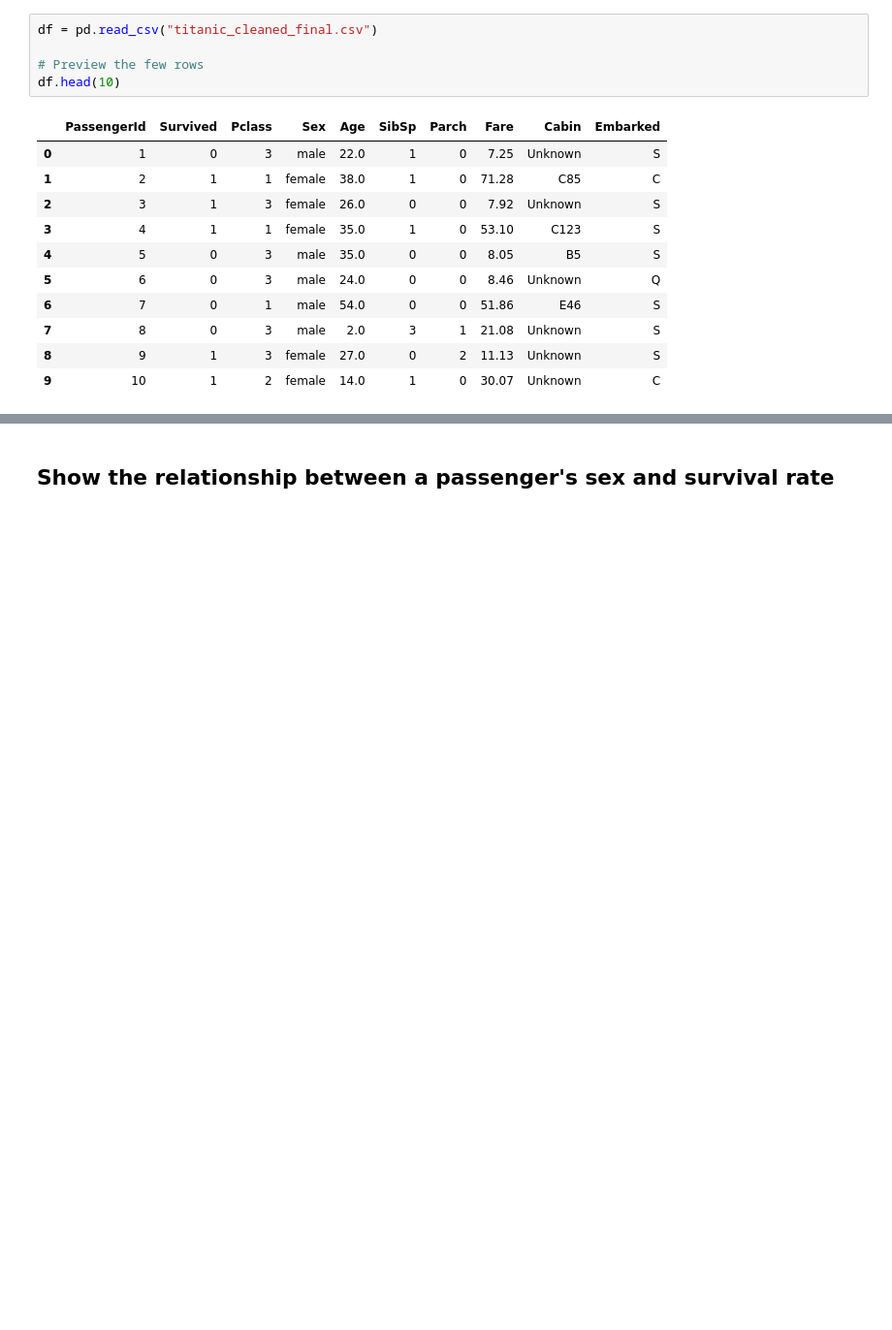
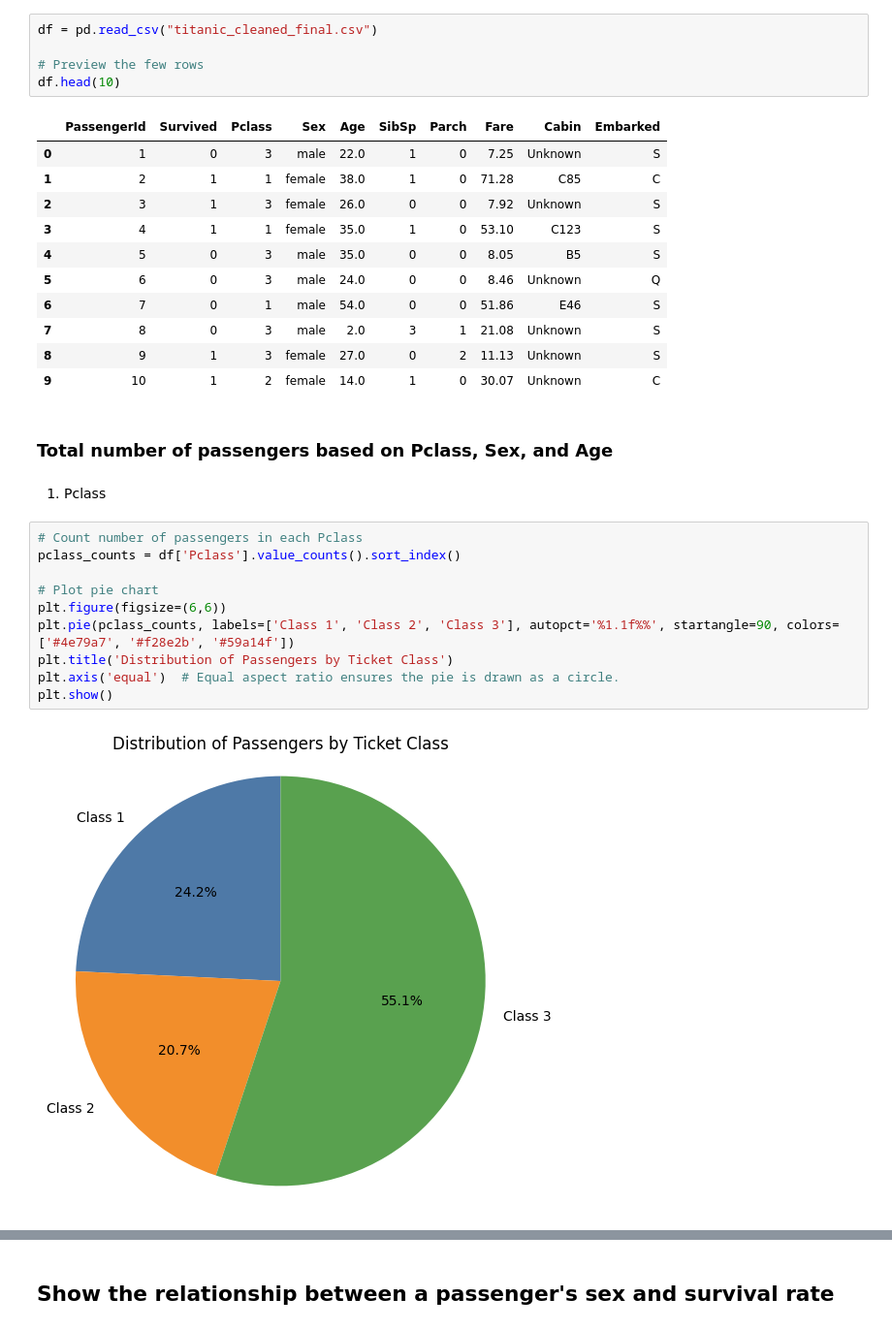
Before and after one commit to icyclestick/titanic, a Jupyter notebook: Data Cleaning + Visualization.ipynb, the cells around one changed output, grey strips where cells are left out. Shown: that part at 97% size. Drawn from its saved outputs; the diff is of its cells as text; blank space fills up the shorter version.

```diff
--- a/Data Cleaning + Visualization.ipynb
+++ b/Data Cleaning + Visualization.ipynb
@@ -92,3 +92,19 @@ df.head(10)
 | 7 | 8 | 0 | 3 | male | 2.0 | 3 | 1 | 21.08 | Unknown | S |
 | 8 | 9 | 1 | 3 | female | 27.0 | 0 | 2 | 11.13 | Unknown | S |
 | 9 | 10 | 1 | 2 | female | 14.0 | 1 | 0 | 30.07 | Unknown | C |
+# %% [markdown]
+### Total number of passengers based on Pclass, Sex, and Age
+# %% [markdown]
+1. Pclass
+# %%
+# Count number of passengers in each Pclass
+pclass_counts = df['Pclass'].value_counts().sort_index()
+
+# Plot pie chart
+plt.figure(figsize=(6,6))
+plt.pie(pclass_counts, labels=['Class 1', 'Class 2', 'Class 3'], autopct='%1.1f%%', startangle=90, colors=['#4e79a7', '#f28e2b', '#59a14f'])
+plt.title('Distribution of Passengers by Ticket Class')
+plt.axis('equal')  # Equal aspect ratio ensures the pie is drawn as a circle.
+plt.show()
+# %% [output]
+[figure, added]
```
Also changed, not shown: parts of 29 cells of this notebook.
